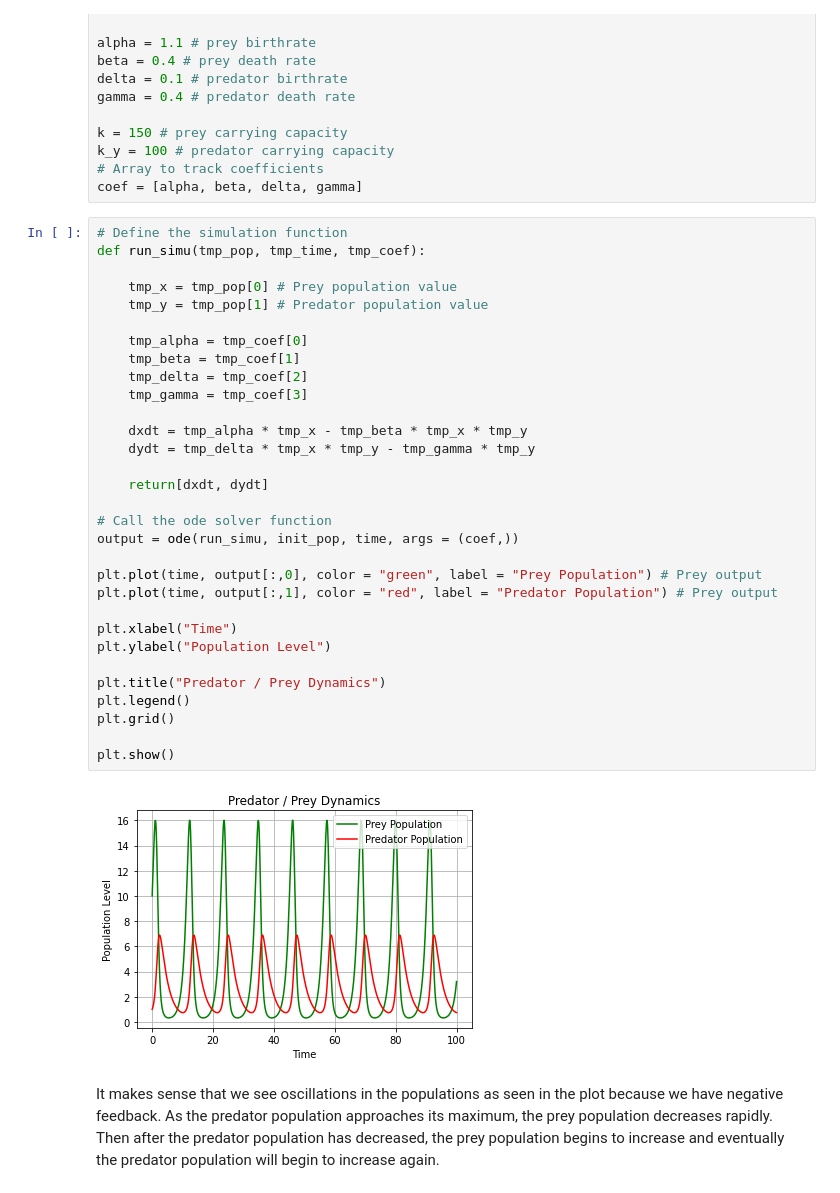
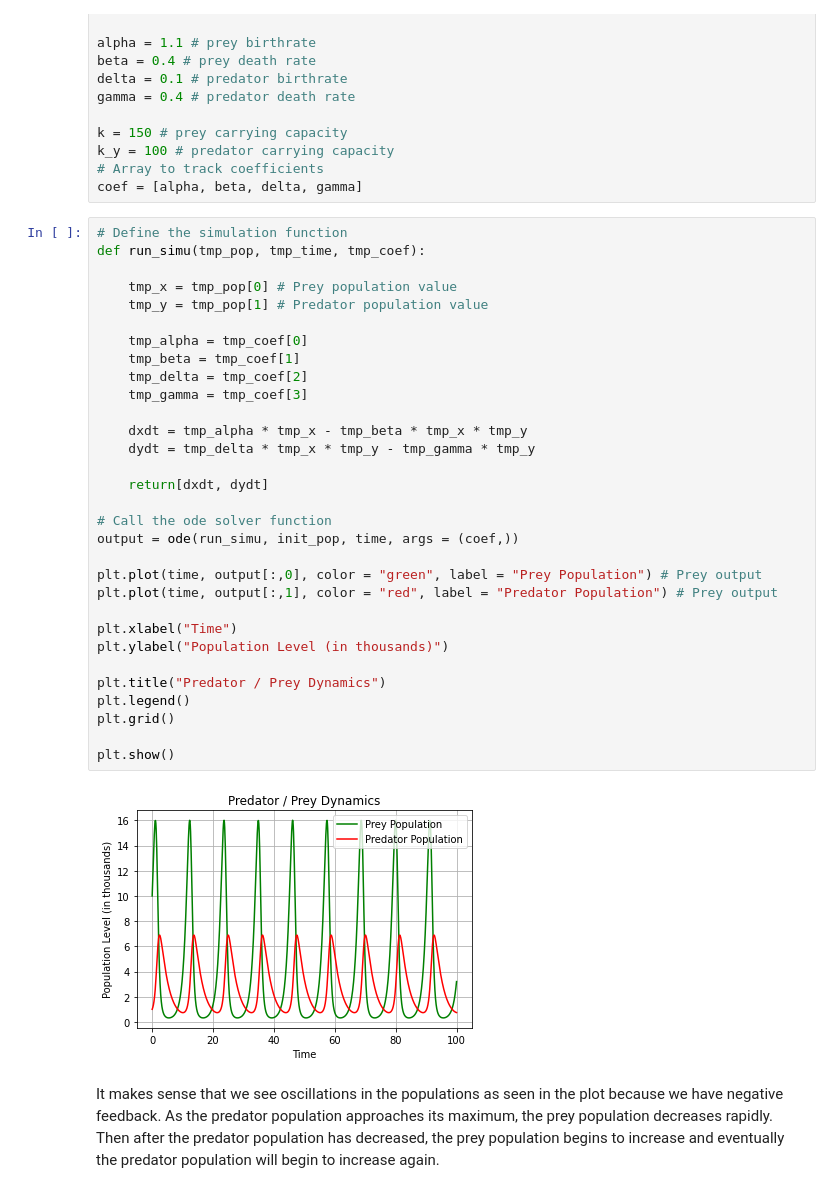
Before and after one commit to kmoriarty123/lotka-volterra, a Jupyter notebook: _build/jupyter_execute/lotka-volterra.ipynb, the cells around one changed output. Drawn from its saved outputs; the diff is of its cells as text.

```diff
--- a/_build/jupyter_execute/lotka-volterra.ipynb
+++ b/_build/jupyter_execute/lotka-volterra.ipynb
@@ -70,35 +70,35 @@ coef = [alpha, beta, delta, gamma]
 # Define the simulation function
 def run_simu(tmp_pop, tmp_time, tmp_coef):
 
     tmp_x = tmp_pop[0] # Prey population value
     tmp_y = tmp_pop[1] # Predator population value
 
     tmp_alpha = tmp_coef[0]
     tmp_beta = tmp_coef[1]
     tmp_delta = tmp_coef[2]
     tmp_gamma = tmp_coef[3]
 
     dxdt = tmp_alpha * tmp_x - tmp_beta * tmp_x * tmp_y
     dydt = tmp_delta * tmp_x * tmp_y - tmp_gamma * tmp_y
 
     return[dxdt, dydt]
 
 # Call the ode solver function
 output = ode(run_simu, init_pop, time, args = (coef,))
 
 plt.plot(time, output[:,0], color = "green", label = "Prey Population") # Prey output
 plt.plot(time, output[:,1], color = "red", label = "Predator Population") # Prey output
 
 plt.xlabel("Time")
-plt.ylabel("Population Level")
+plt.ylabel("Population Level (in thousands)")
 
 plt.title("Predator / Prey Dynamics")
 plt.legend()
 plt.grid()
 
 plt.show()
 # %% [output]
-[figure, old version]
+[figure, new version]
 # %% [markdown]
 It makes sense that we see oscillations in the populations as seen in the plot because we have negative
 feedback. As the predator population approaches its maximum, the prey population decreases rapidly. Then
```
Also changed, not shown: parts of 10 cells of this notebook, 37 other files.
